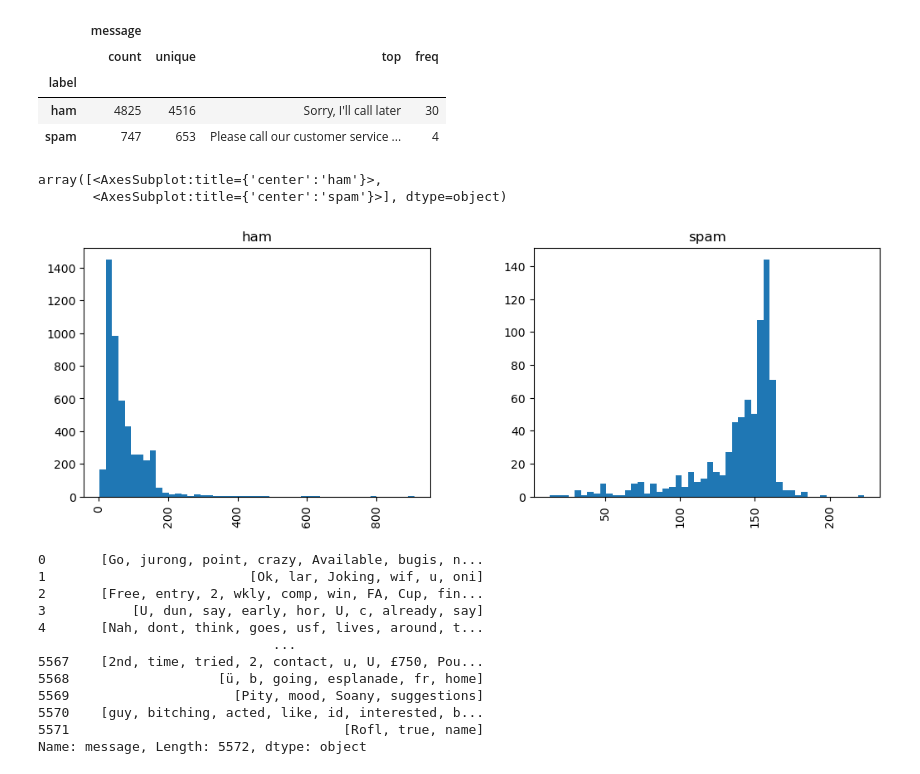
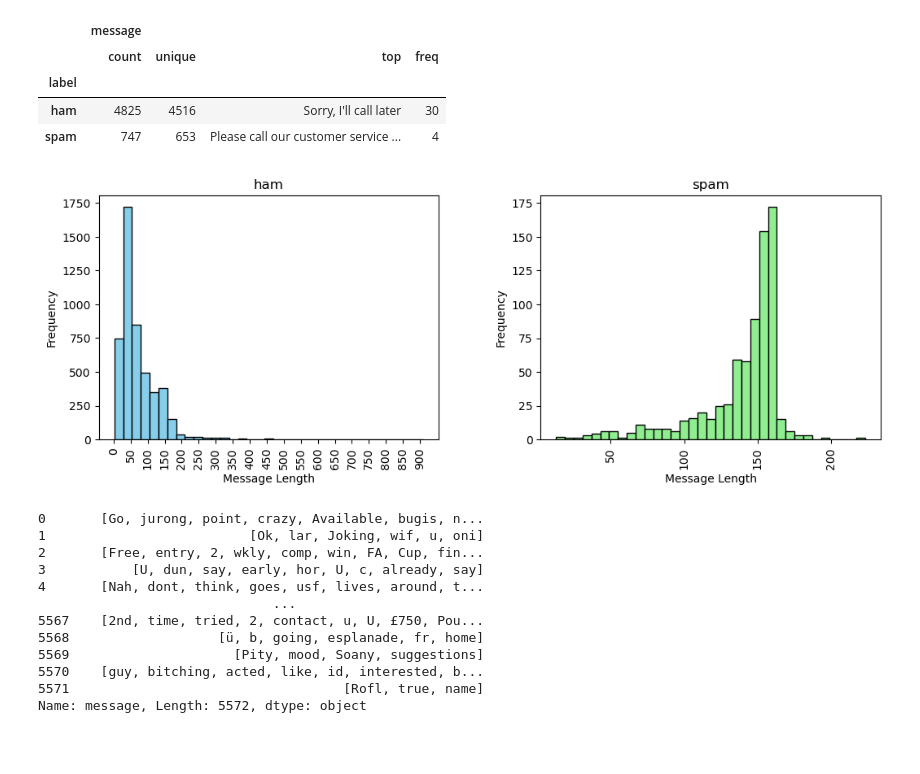
Before and after one commit to nickocruzm/Spam_Classifier, a Jupyter notebook: JupyterNotebook/Spam.ipynb, the cells around one changed output. Drawn from its saved outputs; the diff is of its cells as text; code cells hidden in the pictures; blank space fills up the shorter version.

```diff
--- a/JupyterNotebook/Spam.ipynb
+++ b/JupyterNotebook/Spam.ipynb
@@ -41,13 +42,26 @@ messages.groupby('label').describe()
 | label |  |  |  |  |
 | ham | 4825 | 4516 | Sorry, I'll call later | 30 |
 | spam | 747 | 653 | Please call our customer service ... | 4 |
-# %%
-messages['length'] = messages['message'].apply(len)
-messages.hist(column='length', by='label', bins=50,figsize=(12,4))
-# %% [output]
-array([<AxesSubplot:title={'center':'ham'}>,
-       <AxesSubplot:title={'center':'spam'}>], dtype=object)
-[figure, removed]
+# %%
+messages['length'] = messages['message'].apply(len)
+histogram = messages.hist(column='length', by='label', bins=35,figsize=(12,4))
+
+min_length = messages['length'].min()
+max_length = messages['length'].max()
+
+colors = ['skyblue', 'lightgreen']
+for ax,color in zip(histogram.flatten(), colors):
+    ax.set_xlabel("Message Length")
+    ax.set_ylabel("Frequency")
+    # ax.set_xlim(min_length, max_length)
+    #ax.set_xticks(np.arange(0, max_length, 50))
+    for patch in ax.patches:
+        patch.set_facecolor(color)
+        patch.set_edgecolor('black')
+
+    histogram[0].set_xticks(np.arange(0, messages['length'].max(), 50))
+# %% [output]
+[figure, added]
 # %%
 def text_process(mess):
     """
```
Also changed, not shown: parts of 2 cells of this notebook, 2 other files.
